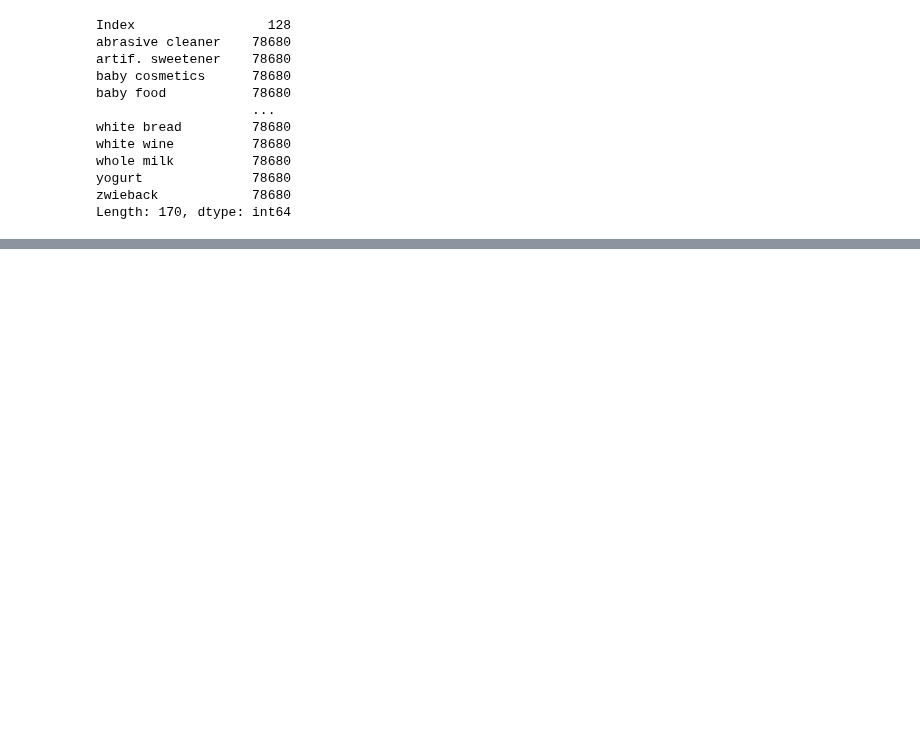
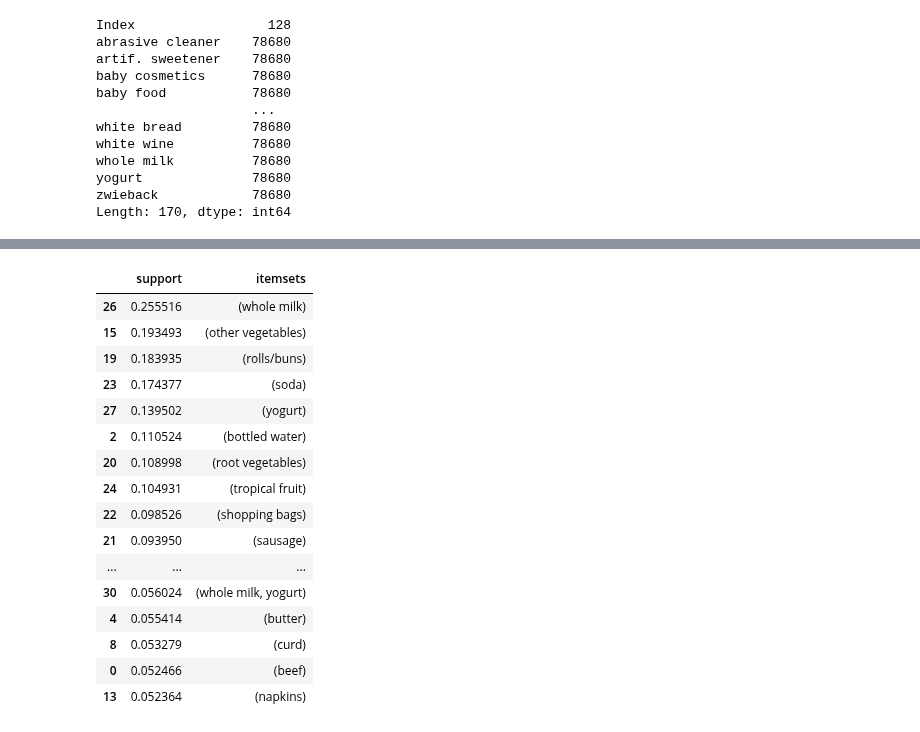
Before and after one commit to pNatTueku/ml_learning_with_ajprasertcbs, a Jupyter notebook: notebooks/pandas_SparseDtype.ipynb, the cells around one changed output, grey strips where cells are left out. Drawn from its saved outputs; the diff is of its cells as text; code cells hidden in the pictures; blank space fills up the shorter version.

```diff
--- a/notebooks/pandas_SparseDtype.ipynb
+++ b/notebooks/pandas_SparseDtype.ipynb
@@ -69,0 +175,20 @@ Length: 170, dtype: int64
+# %%
+frequent_itemsets.sort_values('support', ascending = False)
+# %% [output]
+|  | support | itemsets |
+| 26 | 0.255516 | (whole milk) |
+| 15 | 0.193493 | (other vegetables) |
+| 19 | 0.183935 | (rolls/buns) |
+| 23 | 0.174377 | (soda) |
+| 27 | 0.139502 | (yogurt) |
+| 2 | 0.110524 | (bottled water) |
+| 20 | 0.108998 | (root vegetables) |
+| 24 | 0.104931 | (tropical fruit) |
+| 22 | 0.098526 | (shopping bags) |
+| 21 | 0.093950 | (sausage) |
+| ... | ... | ... |
+| 30 | 0.056024 | (whole milk, yogurt) |
+| 4 | 0.055414 | (butter) |
+| 8 | 0.053279 | (curd) |
+| 0 | 0.052466 | (beef) |
+| 13 | 0.052364 | (napkins) |
```
Also changed, not shown: parts of 14 cells of this notebook.
